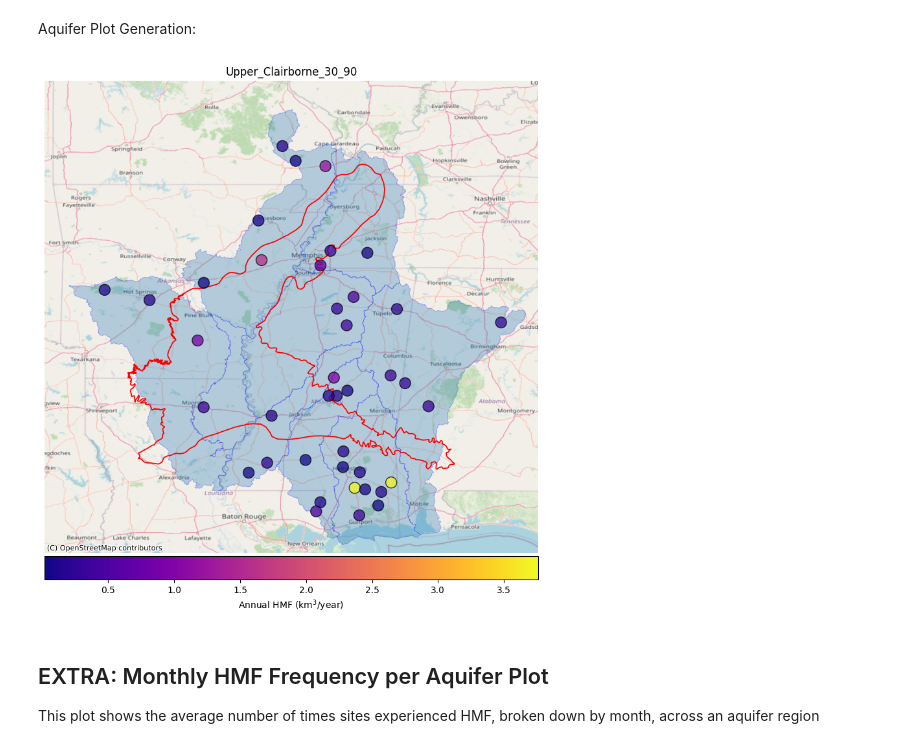
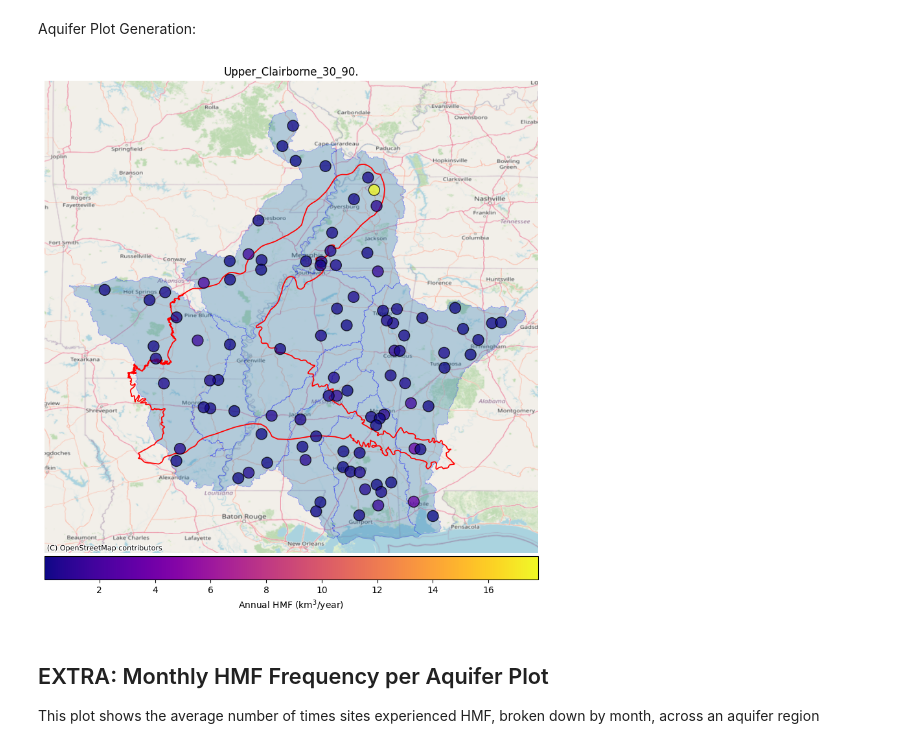
Before and after one commit to AlekWithK/DahlkeLab_LAWR, a Jupyter notebook: aquifer_analysis.ipynb, the cells around one changed output. Cells and saved outputs as stored; diff of their text form; code cells hidden in the pictures.

```diff
--- a/aquifer_analysis.ipynb
+++ b/aquifer_analysis.ipynb
@@ -410,7 +410,7 @@ Trying:  AL
 Plot Generation Controls:
 # %%
 # The dataset (spreadsheet from Aquifer Analysis) to be plotted
-dataset = 'Upper_Clairborne_30_90.csv'
+dataset = 'Upper_Clairborne_30_90.xlsx'
 datapath = f'Prelim_Data/{dataset}'
 
 # Only set to true if you want to save and overwrite a new image of the current dataset
@@ -423,7 +423,7 @@ fig, ax = plt.subplots(figsize=(10, 10))
 plt.title(dataset[:-4], loc='center')
 
 if os.path.exists(datapath):
-    df_aq_sites = pd.read_csv(datapath)
+    df_aq_sites = pd.read_excel(io=datapath, sheet_name='site_metrics')
     df_aq_sites, _ = fn.filter_by_valid(df_aq_sites)
 
 # HUC4 Region Plot
@@ -460,38 +460,40 @@ geo_df = gpd.GeoDataFrame(geometry=geometry)
 # Set colorbar limits and theme using undivided dataset so that scale is static
 vmin = None
 vmax = None
-if os.path.exists(f'Prelim_Data/{curr_aquifer.name}_Raw.csv'):
-    df_temp = pd.read_csv(f'Prelim_Data/{curr_aquifer.name}_Raw.csv')
+
+# This raw dataset is created by a commented-out line in Aquifer Analysis
+if os.path.exists(f'Prelim_Data/{curr_aquifer.name}_Raw.xlsx'):
+    df_temp = pd.read_excel(f'Prelim_Data/{curr_aquifer.name}_Raw.xlsx')
     df_temp, _ = fn.filter_by_valid(df_temp)
     vmin = df_temp['annual_hmf'].min()
     vmax = df_temp['annual_hmf'].max()
 else:
     vmin = df_aq_sites['annual_hmf'].min()
     vmax = df_aq_sites['annual_hmf'].max()
 
 norm = mcolors.Normalize(vmin, vmax)
 cmap = 'plasma'
 mappable = plt.cm.ScalarMappable(cmap=cmap, norm=norm)
 mappable.set_array(df_aq_sites['annual_hmf'])
 
 div = make_axes_locatable(ax)
 cax = div.append_axes("bottom", size="5%", pad=0.05)
 
 bx = geo_df.plot(ax=ax, column=df_aq_sites['annual_hmf'], markersize=600, marker='.', cmap=cmap, edgecolor='black', linewidth=1, alpha=0.75)
 cbx = plt.colorbar(mappable, cax=cax, pad=0.05, aspect=25, orientation='horizontal', alpha=1.0)
 cbx.set_label('Annual HMF ($\mathregular{km^3}$/year)')
 
 ax.margins(0, tight=True)
 ax.set_axis_off()
 cx.add_basemap(ax, crs=aq_gdf.crs, source=cx.providers.OpenStreetMap.Mapnik, zoom=7)
 
 img_str = f'Saved_Visuals/{dataset[:-4]}.png'
 if os.path.exists(img_str) and overwrite:
     plt.savefig(f'Saved_Visuals/{dataset[:-4]}.png')
 elif not os.path.exists(img_str):
     plt.savefig(f'Saved_Visuals/{dataset[:-4]}.png')
 # %% [output]
-[figure, old version]
+[figure, new version]
 # %% [markdown]
 ## EXTRA: Monthly HMF Frequency per Aquifer Plot
 This plot shows the average number of times sites experienced HMF, broken down by month, across an aquifer region
```
Also changed, not shown: parts of 6 cells of this notebook, 1 other file.
